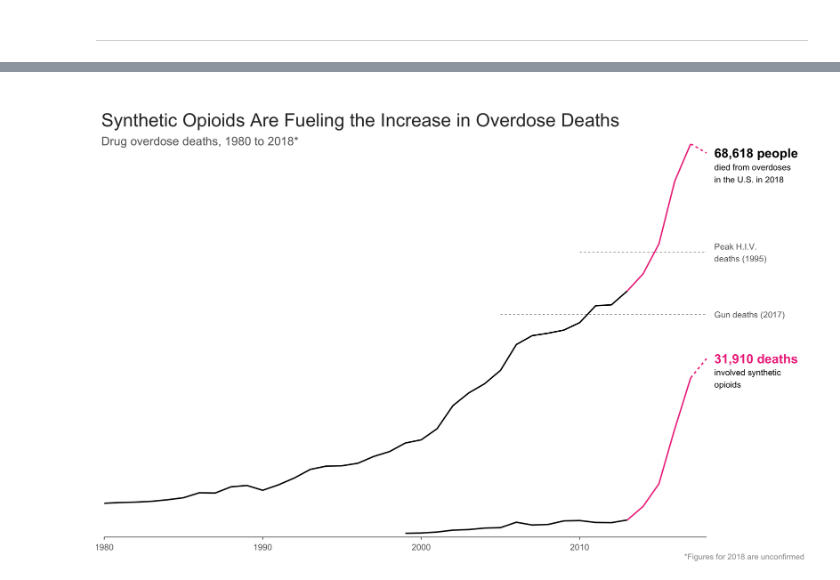
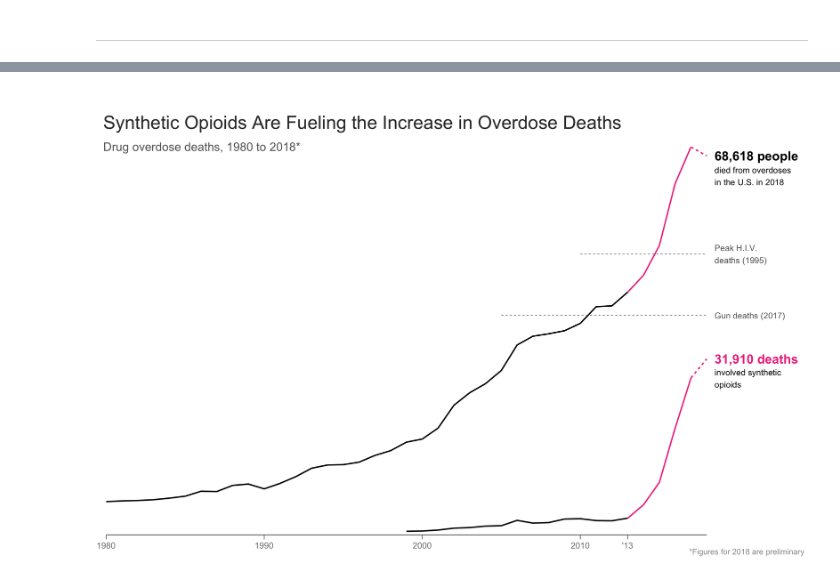
Before and after one commit to nithish08/opioids, a Jupyter notebook: src/MS-fentanyl-rise.ipynb, the cells around one changed output, grey strips where cells are left out. Cells and saved outputs as stored; diff of their text form; code cells hidden in the pictures.

Commit message:
Finished rough draft of bar chart viz

```diff
--- a/src/MS-fentanyl-rise.ipynb
+++ b/src/MS-fentanyl-rise.ipynb
@@ -206,15 +209,15 @@ all2018
 %%R
 
 # Custom Theme
-theme_custom <- theme(panel.grid.major = element_blank(),
-                      panel.grid.minor = element_blank(),
-                      axis.ticks.x = element_line(lineend = "square", colour = "grey40", size = 0.6),
-                      axis.text.x = element_text(size = 13, colour = "grey40", vjust = -1),
+theme_custom <- theme(panel.grid = element_blank(),
+                      axis.ticks.length = unit(0.20, "cm"),
+                      axis.ticks.x = element_line(colour = "grey40", size = 0.5),
+                      axis.text.x = element_text(size = 13, colour = "grey50", vjust = 0),
                       axis.text.y = element_blank(),
                       axis.title = element_blank(),
                       plot.title = element_text(size = 28, colour = "grey20", vjust = 0),
                       plot.subtitle = element_text(size = 18, colour = "grey40", vjust = -3),
-                      plot.caption = element_text(size = 12, colour = "grey60", vjust = 0))
+                      plot.caption = element_text(size = 12, colour = "grey60", vjust = 3))
 
 # Colours
 highlight = "violetred2"
@@ -228,7 +231,8 @@ small = 4.5
 x1 <- 2018.5
 
 # Axes marks
-xlabs <- c(1980, 1990, 2000, 2010)
+xbreaks <- c(1980, 1990, 2000, 2010, 2013)
+xlabs <- c(1980, 1990, 2000, 2010, "'13")
 # %%
 %%R -h 10 -w 15 -u in -r 200
 
@@ -267,35 +271,35 @@ q <- q + geom_line(aes(x = Year, y = Deaths), data = synth2018, colour = highlig
 
 ##################################################
 # Annnotations
 ##################################################
 
 
 # Synthetic deaths annotation
 q <- q + annotate("text", label = "31,910 deaths", x = x1, y = 31910, hjust = 0, fontface = "bold", size = med,
                   colour = highlight)
 q <- q + annotate("text", label = "involved synthetic\nopioids", x = x1, y = 28400, size = small, hjust = 0)
 
 # Total deaths annotation
 q <- q + annotate("text", label = "68,618 people", x = x1, y = 68618, fontface = "bold", size = med, hjust = 0)
 q <- q + annotate("text", label = "died from overdoses\nin the U.S. in 2018", x = x1, y = 65000,
                   size = small, hjust = 0)
 
 # Titles
 q <- q + labs(title = "\nSynthetic Opioids Are Fueling the Increase in Overdose Deaths")
 q <- q + labs(subtitle = "Drug overdose deaths, 1980 to 2018*")
+q <- q + labs(caption = "*Figures for 2018 are preliminary")
+
 
 # Axes
-q <- q + geom_segment(aes(x = 1980, y = 0, xend = 2018, yend = 0), colour = "grey40", size = 1)
-q <- q + scale_x_continuous(breaks = seq(1980, 2010, by = 10), labels = xlabs, expand = c(0.004,0))
+q <- q + geom_segment(aes(x = 1980, y = 0, xend = 2018, yend = 0), colour = "grey40", size = 1.2)
+q <- q + scale_x_continuous(breaks = xbreaks, labels = xlabs, expand = c(0.004,0))
 q <- q + scale_y_continuous(expand = c(0,0))
 q <- q + coord_cartesian(xlim = c(1980, 2024))
 
-# Caption
-q <- q + labs(caption = "*Figures for 2018 are unconfirmed")
 
 # Themes
 q <- q + theme_minimal() + theme_custom
 
 q
 # %% [output]
-[figure, old version]
+[figure, new version]
```
Also changed, not shown: parts of 2 cells of this notebook, 12 other files.
